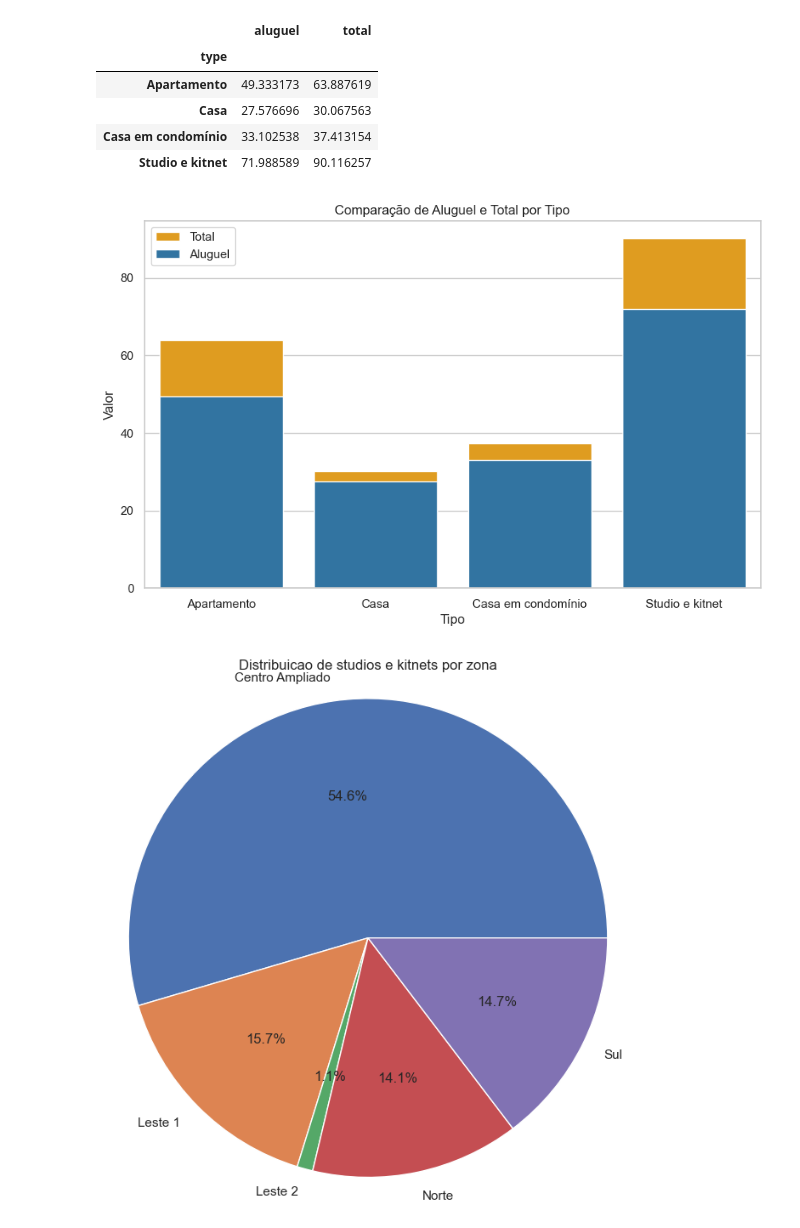
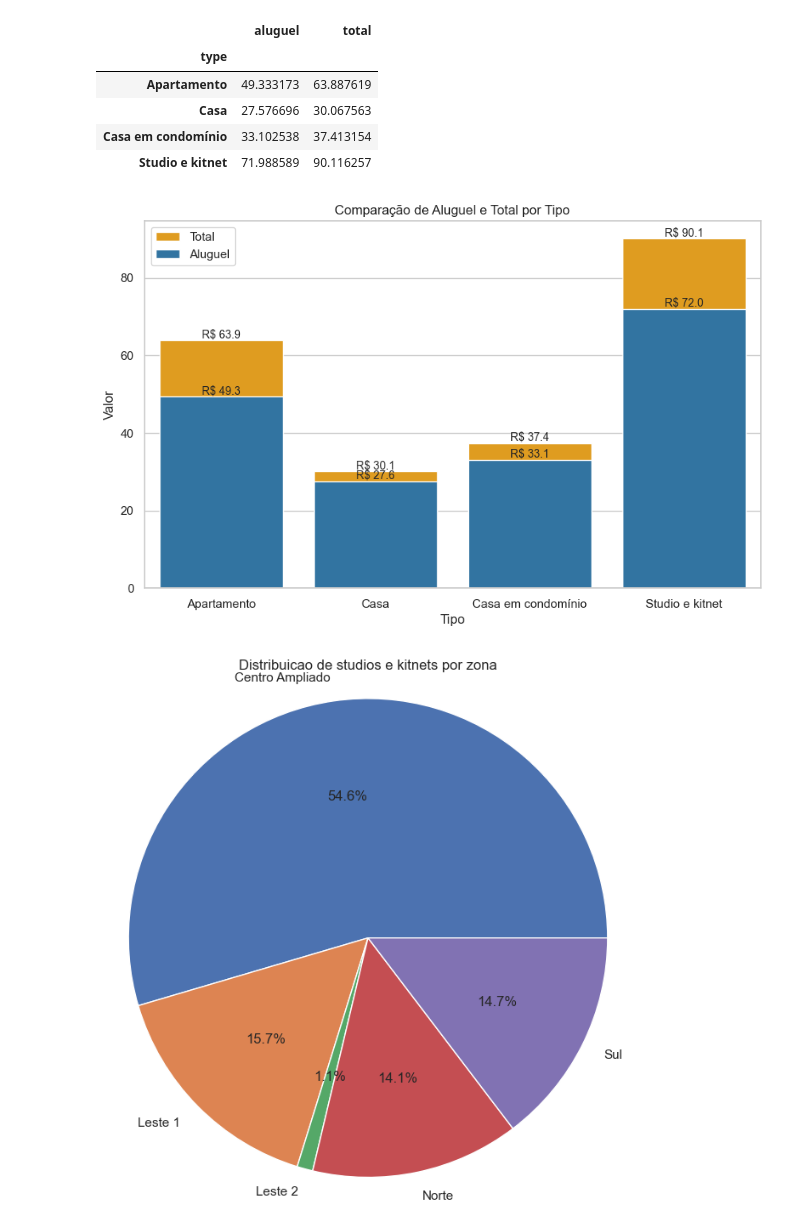
Before and after one commit to kimju03/aluguel-de-casa-em-SP, a Jupyter notebook: analise.ipynb, the cells around one changed output. Cells and saved outputs as stored; diff of their text form; code cells hidden in the pictures.

```diff
--- a/analise.ipynb
+++ b/analise.ipynb
@@ -658,27 +719,34 @@ data_hipotese2.head()
 # %%
 sns.set(style='whitegrid')
 
 # Criando o gráfico de barras
 plt.figure(figsize=(10, 6))  # Ajuste o tamanho do gráfico conforme necessário
 sns.barplot(x=data_hipotese2.index, y='total', data=data_hipotese2, color='orange', label='Total')
 sns.barplot(x=data_hipotese2.index, y='aluguel', data=data_hipotese2, color='#1f77b4', label='Aluguel')
 
+# Adicionando os números acima das barras 'total'
+for index, value in enumerate(data_hipotese2['total']):
+    plt.text(index, value, f'R$ {value:.1f}', ha='center', va='bottom', fontsize=10)
+
+# Adicionando os números acima das barras 'aluguel'
+for index, value in enumerate(data_hipotese2['aluguel']):
+    plt.text(index, value, f'R$ {value:.1f}', ha='center', va='bottom', fontsize=10)
 
 # Adicionando rótulos e título
 plt.xlabel('Tipo')
 plt.ylabel('Valor')
 plt.title('Comparação de Aluguel e Total por Tipo')
 
 # Girando os rótulos no eixo x para melhor visualização (opcional)
 plt.xticks(rotation=0, ha='center')
 
 # Adicionando uma legenda
 plt.legend()
 
 # Exibindo o gráfico
 plt.show()
 # %% [output]
-[figure, old version]
+[figure, new version]
 # %%
 # Fazer o groupby e contar as ocorrências em cada categoria
 contagem_por_zona= data1.groupby('Zona').size()
```
Also changed, not shown: parts of 18 cells of this notebook, 1 other file.
